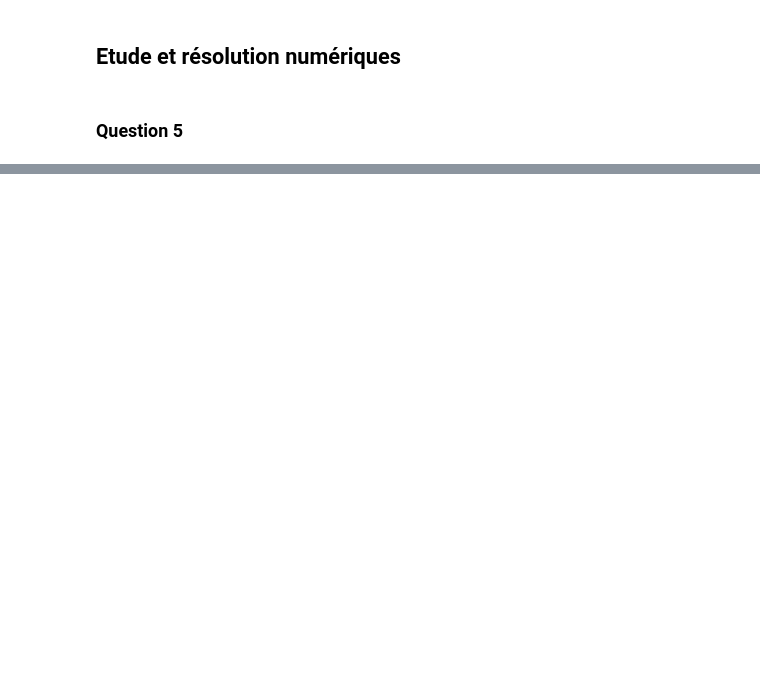
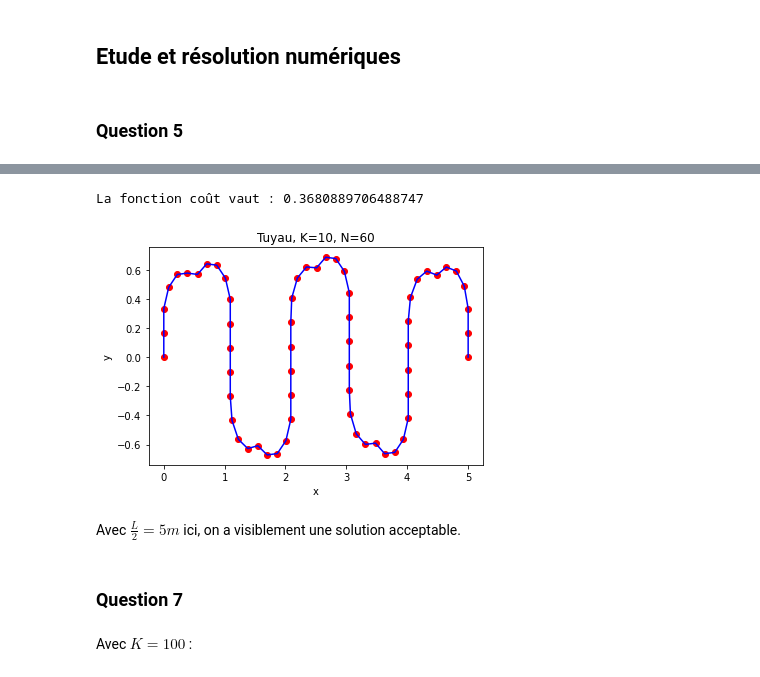
Before and after one commit to fllaser/projet-opti-groupe2-fl, a Jupyter notebook: Projet optimisation Floren Llaser.ipynb, the cells around one changed output, grey strips where cells are left out. Saved outputs shown, nothing was run; the diff lists cells and outputs as text; code cells hidden in the pictures; blank space fills up the shorter version.

```diff
--- a/Projet optimisation Floren Llaser.ipynb
+++ b/Projet optimisation Floren Llaser.ipynb
@@ -187,0 +292,2 @@ On peut envisager de poser un lagrangien avec 3 multiplicateurs de Lagrange afin
+# %%
+x,y = solve(N,K,L,gamma,x0,y0)
@@ -187,0 +312,20 @@ On peut envisager de poser un lagrangien avec 3 multiplicateurs de Lagrange afin
+# %%
+print("La fonction coût vaut :",cout(N,K,L,x,y))
+
+plt.scatter(x,y,color='r')
+plt.plot(x,y,color='b')
+
+plt.title("Tuyau, K=10, N=60")
+plt.xlabel('x')
+plt.ylabel('y')
+
+plt.show()
+# %% [output]
+La fonction coût vaut : 0.3680889706488747
+[figure, added]
+# %% [markdown]
+Avec $\frac{L}{2}=5m$ ici, on a visiblement une solution acceptable.
+# %% [markdown]
+### Question 7
+# %% [markdown]
+Avec $K=100$ :
```
Also changed, not shown: parts of 63 cells of this notebook.
